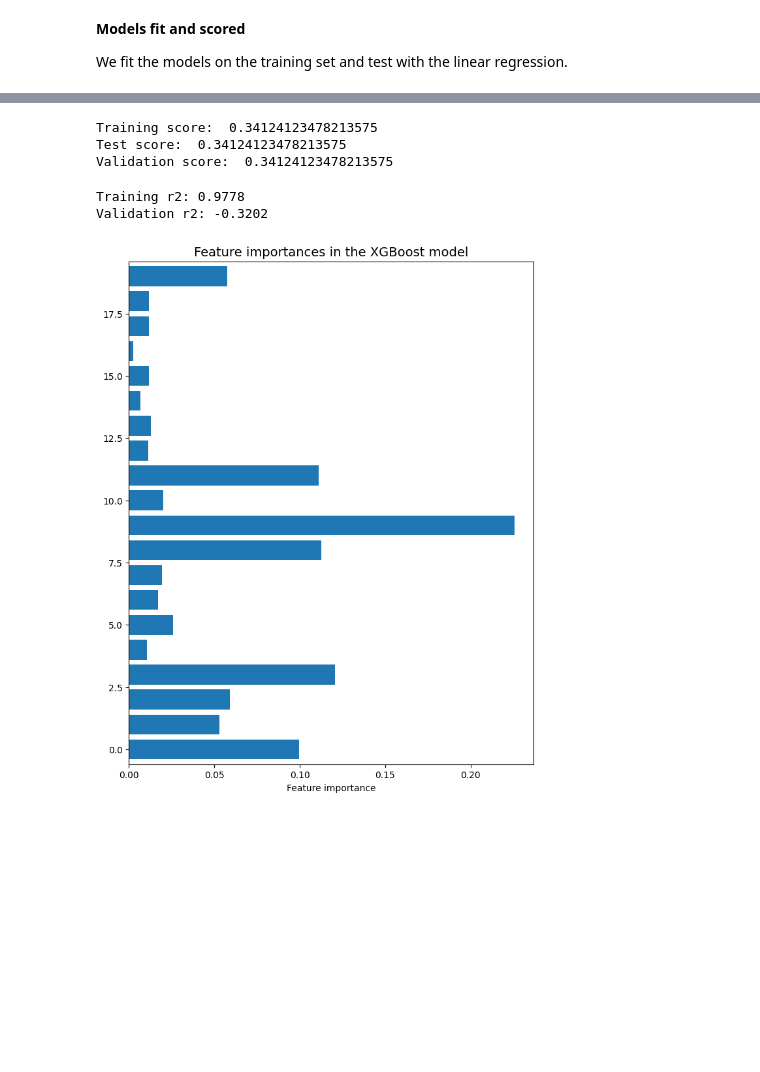
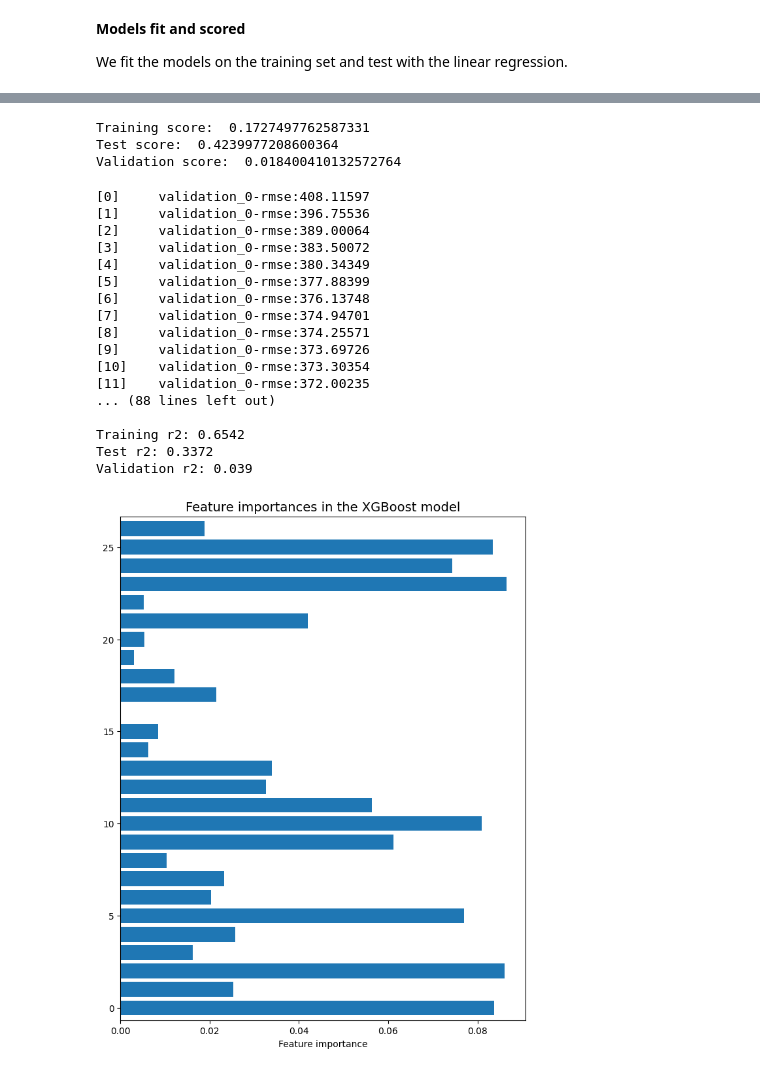
Before and after one commit to tomaskri/GervigreindFinalProject, a Jupyter notebook: airbnb.ipynb, the cells around one changed output, grey strips where cells are left out. Cells and saved outputs as stored; diff of their text form; code cells hidden in the pictures; blank space fills up the shorter version.

```diff
--- a/airbnb.ipynb
+++ b/airbnb.ipynb
@@ -170,0 +342,5 @@ X_train, X_val, y_train, y_val = train_test_split(X_trainval, y_trainval, test_s
+# %%
+X_train, X_testval, y_train, y_testval = train_test_split(cX, cy, test_size=0.20, random_state=4)
+X_test, X_val, y_test, y_val = train_test_split(X_testval, y_testval, test_size=0.5, random_state=4)
+
+print(X_train.shape, X_test.shape, X_val.shape)
@@ -245,21 +456,21 @@ Validation score:  0.4723488993351673
 # %%
-from sklearn.linear_model import Ridge
+from sklearn.linear_model import Lasso
 
 
-clf_model = Ridge(alpha=5)
-clf_model.fit(X_train, y_train)
+lasso_model = Lasso(alpha=6)
+lasso_model.fit(X_train, y_train)
 
-clf_train_score = clf_model.score(X_test, y_test)
-clf_test_score = clf_model.score(X_test, y_test)
-clf_val_score = clf_model.score(X_test, y_test)
+lasso_train_score = lasso_model.score(X_train, y_train)
+lasso_test_score = lasso_model.score(X_test, y_test)
+lasso_val_score = lasso_model.score(X_val, y_val)
 
-print("Training score: ", clf_train_score)
-print("Test score: ", clf_test_score)
-print("Validation score: ", clf_val_score)
+print("Training score: ", lasso_train_score)
+print("Test score: ", lasso_test_score)
+print("Validation score: ", lasso_val_score)
 # %% [output]
-Training score:  0.34124123478213575
-Test score:  0.34124123478213575
-Validation score:  0.34124123478213575
+Training score:  0.1727497762587331
+Test score:  0.4239977208600364
+Validation score:  0.018400410132572764
 # %%
 import math
 import pandas as pd
@@ -268,41 +479,67 @@ from sklearn.preprocessing import StandardScaler
 from sklearn.metrics import r2_score
 
 import xgboost as xgb
 
 
 
 X_train = pd.DataFrame(X_train, dtype='float')
 X_test = pd.DataFrame(X_test, dtype='float')
+X_val = pd.DataFrame(X_val, dtype='float')
+
+
 y_train = pd.DataFrame(y_train, dtype='float')
 y_test = pd.DataFrame(y_test, dtype='float')
+y_val = pd.DataFrame(y_val, dtype='float')
 
 # Fitting the model
-# learning_rate=0.12, max_depth=4, n_estimators=20
-xgb_reg = xgb.XGBRegressor()
-xgb_reg.fit(X_train, y_train)
+# learning_rate=0.3, gamma =0.3 ,max_depth=3, n_estimators=17,
+
+
+eval_set = [(X_val, y_val)]
+
+xgb_reg = xgb.XGBRegressor(learning_rate=0.2, max_depth=3, subsample=0.9, colsample_bytree = 0.7, n_estimators=100, eval_metric="rmse")
+# , verbose=True
+xgb_reg.fit(X_train, y_train, eval_set=eval_set)
 training_preds_xgb_reg = xgb_reg.predict(X_train)
-val_preds_xgb_reg = xgb_reg.predict(X_test)
+val_preds_xgb_reg = xgb_reg.predict(X_val)
+test_preds_xgb_reg = xgb_reg.predict(X_test)
 
 # Printing the results
 
 print("\nTraining r2:", round(r2_score(y_train, training_preds_xgb_reg),4))
-print("Validation r2:", round(r2_score(y_test, val_preds_xgb_reg),4))
+print("Test r2:", round(r2_score(y_test, test_preds_xgb_reg),4))
+print("Validation r2:", round(r2_score(y_val, val_preds_xgb_reg),4))
 
 # Producing a dataframe of feature importances
 ft_weights_xgb_reg = pd.DataFrame(xgb_reg.feature_importances_, columns=['weight'], index=X_train.columns)
 ft_weights_xgb_reg.sort_values('weight', inplace=True)
 
 # Plotting feature importances
 plt.figure(figsize=(8,10))
 plt.barh(ft_weights_xgb_reg.index, ft_weights_xgb_reg.weight, align='center')
 plt.title("Feature importances in the XGBoost model", fontsize=14)
 plt.xlabel("Feature importance")
 plt.margins(y=0.01)
 plt.show()
 # %% [output]
-Training r2: 0.9778
-Validation r2: -0.3202
+[0]     validation_0-rmse:408.11597
+[1]     validation_0-rmse:396.75536
+[2]     validation_0-rmse:389.00064
+[3]     validation_0-rmse:383.50072
+[4]     validation_0-rmse:380.34349
+[5]     validation_0-rmse:377.88399
+[6]     validation_0-rmse:376.13748
+[7]     validation_0-rmse:374.94701
+[8]     validation_0-rmse:374.25571
+[9]     validation_0-rmse:373.69726
+[10]    validation_0-rmse:373.30354
+[11]    validation_0-rmse:372.00235
+... (88 lines left out)
+
+Training r2: 0.6542
+Test r2: 0.3372
+Validation r2: 0.039
-[figure, old version]
+[figure, new version]
 # %%
 import math
 import pandas as pd
```
Also changed, not shown: parts of 29 cells of this notebook, 1 other file.
